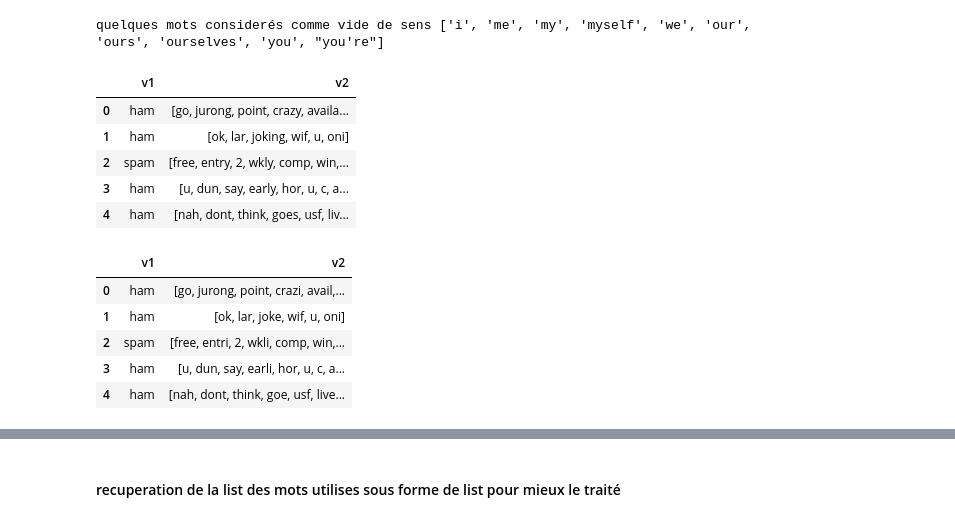
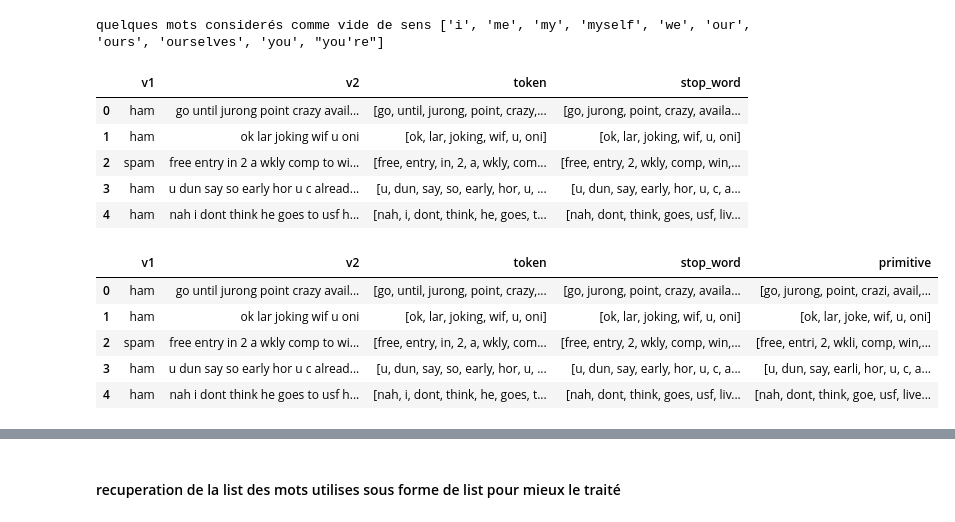
Before and after one commit to guiffopaterne/Bayesian-network, a Jupyter notebook: TP1-2-4248.ipynb, the cells around one changed output, grey strips where cells are left out. Drawn from its saved outputs; the diff is of its cells as text; code cells hidden in the pictures.

```diff
--- a/TP1-2-4248.ipynb
+++ b/TP1-2-4248.ipynb
@@ -100,7 +101,7 @@ import re
 def tokenization(text):
     tokens = re.split('\W+',text)
     return tokens
-data['v2']= data['v2'].apply(lambda x: tokenization(x))
+data['token']= data['v2'].apply(lambda x: tokenization(x))
 # %%
 try:
     stopwords = nltk.corpus.stopwords.words('english')
@@ -117,16 +118,16 @@ def supprime_stopwords(text):
     return output
 # %%
 # Suppression des mots vides de sens
-data['v2']= data['v2'].apply(lambda x:supprime_stopwords(x))
+data['stop_word']= data['token'].apply(lambda x:supprime_stopwords(x))
 # %%
 data.head()
 # %% [output]
-|  | v1 | v2 |
-| 0 | ham | [go, jurong, point, crazy, availa... |
-| 1 | ham | [ok, lar, joking, wif, u, oni] |
-| 2 | spam | [free, entry, 2, wkly, comp, win,... |
-| 3 | ham | [u, dun, say, early, hor, u, c, a... |
-| 4 | ham | [nah, dont, think, goes, usf, liv... |
+|  | v1 | v2 | token | stop_word |
+| 0 | ham | go until jurong point crazy avail... | [go, until, jurong, point, crazy,... | [go, jurong, point, crazy, availa... |
+| 1 | ham | ok lar joking wif u oni | [ok, lar, joking, wif, u, oni] | [ok, lar, joking, wif, u, oni] |
+| 2 | spam | free entry in 2 a wkly comp to wi... | [free, entry, in, 2, a, wkly, com... | [free, entry, 2, wkly, comp, win,... |
+| 3 | ham | u dun say so early hor u c alread... | [u, dun, say, so, early, hor, u, ... | [u, dun, say, early, hor, u, c, a... |
+| 4 | ham | nah i dont think he goes to usf h... | [nah, i, dont, think, he, goes, t... | [nah, dont, think, goes, usf, liv... |
 # %%
 porter_stemmer = PorterStemmer()
 # Cette fonction permet de transformer les mots dans leurs sens premiers
@@ -134,15 +135,15 @@ def sensPremier(text):
     stem_text = [porter_stemmer.stem(word) for word in text]
     return stem_text
 # %%
-data['v2']=data['v2'].apply(lambda x: sensPremier(x))
+data['primitive']=data['stop_word'].apply(lambda x: sensPremier(x))
 data.head()
 # %% [output]
-|  | v1 | v2 |
-| 0 | ham | [go, jurong, point, crazi, avail,... |
-| 1 | ham | [ok, lar, joke, wif, u, oni] |
-| 2 | spam | [free, entri, 2, wkli, comp, win,... |
-| 3 | ham | [u, dun, say, earli, hor, u, c, a... |
-| 4 | ham | [nah, dont, think, goe, usf, live... |
+|  | v1 | v2 | token | stop_word | primitive |
+| 0 | ham | go until jurong point crazy avail... | [go, until, jurong, point, crazy,... | [go, jurong, point, crazy, availa... | [go, jurong, point, crazi, avail,... |
+| 1 | ham | ok lar joking wif u oni | [ok, lar, joking, wif, u, oni] | [ok, lar, joking, wif, u, oni] | [ok, lar, joke, wif, u, oni] |
+| 2 | spam | free entry in 2 a wkly comp to wi... | [free, entry, in, 2, a, wkly, com... | [free, entry, 2, wkly, comp, win,... | [free, entri, 2, wkli, comp, win,... |
+| 3 | ham | u dun say so early hor u c alread... | [u, dun, say, so, early, hor, u, ... | [u, dun, say, early, hor, u, c, a... | [u, dun, say, earli, hor, u, c, a... |
+| 4 | ham | nah i dont think he goes to usf h... | [nah, i, dont, think, he, goes, t... | [nah, dont, think, goes, usf, liv... | [nah, dont, think, goe, usf, live... |
 # %%
 # Recuperons un objet lematisation ou telechargeons si le paquet n'existe pas
 try:
```
Also changed, not shown: parts of 9 cells of this notebook, 1 other file.
